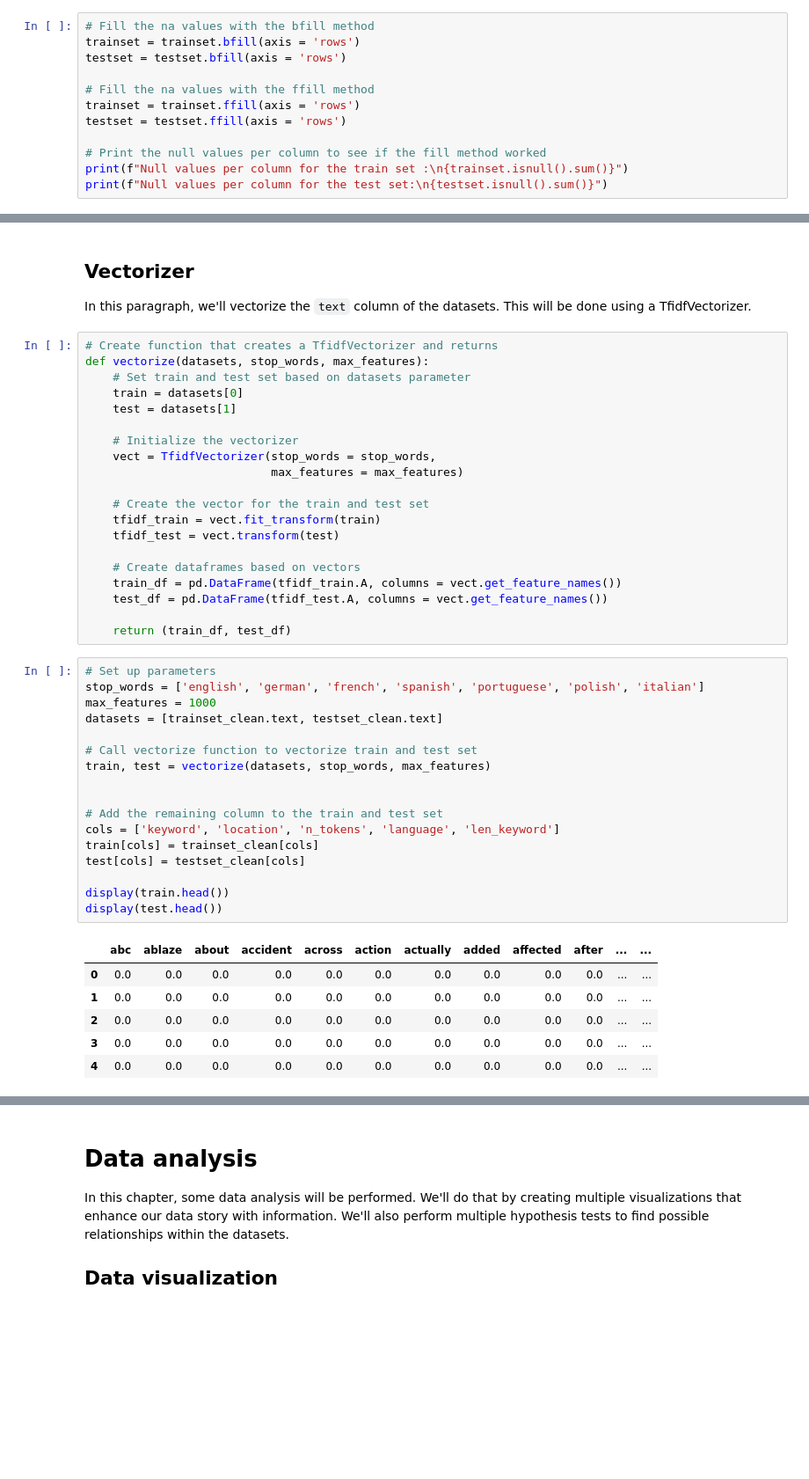
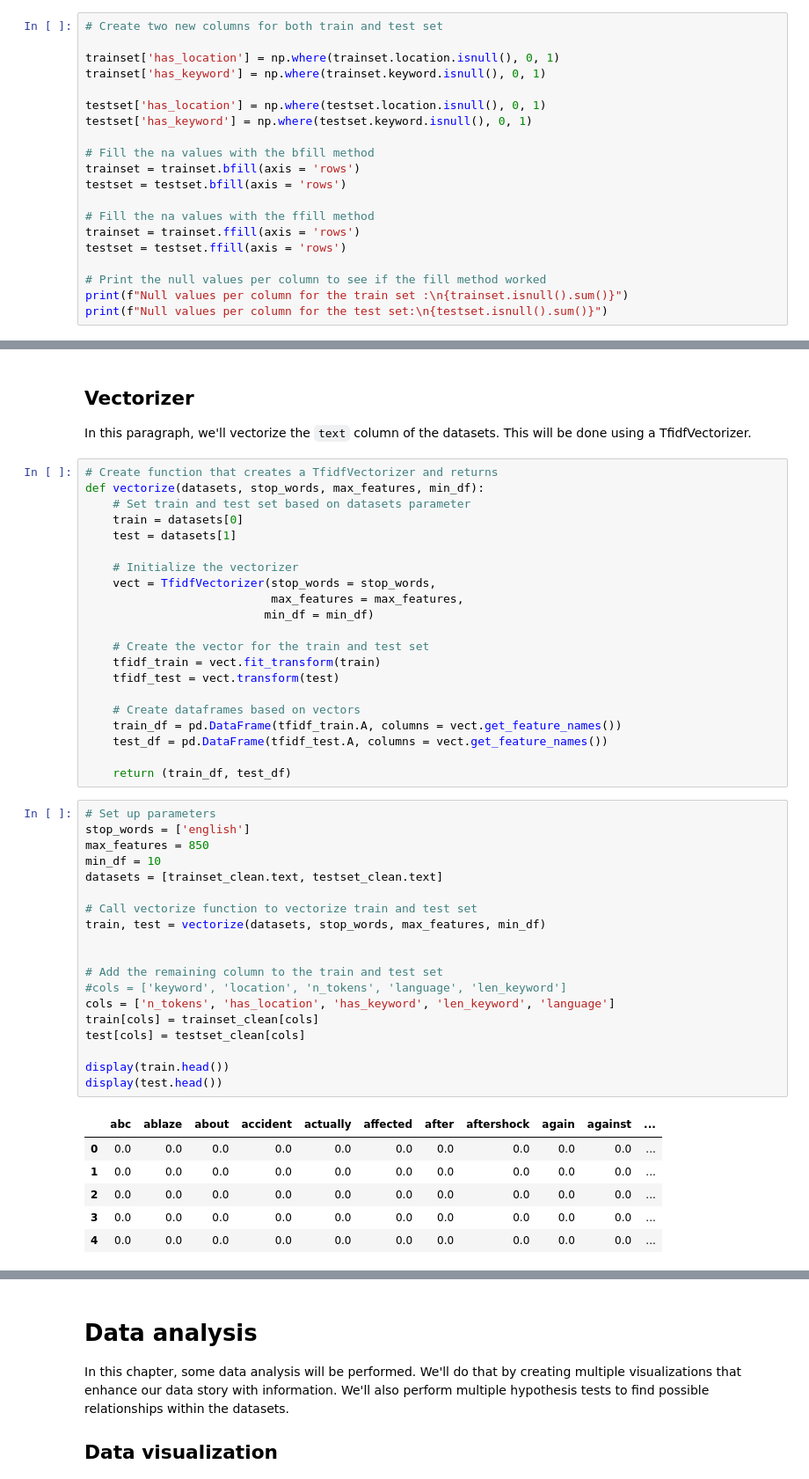
Before and after one commit to arondejong99/master-data-science, a Jupyter notebook: module-project/Module 6 - project - NLP with disaster tweets.ipynb, the cells around one changed output, grey strips where cells are left out. Shown: that part at 88% size. Saved outputs shown, nothing was run; the diff lists cells and outputs as text; blank space fills up the shorter version.

```diff
--- a/module-project/Module 6 - project - NLP with disaster tweets.ipynb
+++ b/module-project/Module 6 - project - NLP with disaster tweets.ipynb
@@ -143,4 +128,12 @@ What we see here is that for both train and test set, there are two columns with
 # %%
+# Create two new columns for both train and test set
+
+trainset['has_location'] = np.where(trainset.location.isnull(), 0, 1)
+trainset['has_keyword'] = np.where(trainset.keyword.isnull(), 0, 1)
+
+testset['has_location'] = np.where(testset.location.isnull(), 0, 1)
+testset['has_keyword'] = np.where(testset.keyword.isnull(), 0, 1)
+
 # Fill the na values with the bfill method
 trainset = trainset.bfill(axis = 'rows')
 testset = testset.bfill(axis = 'rows')
@@ -287,14 +286,15 @@ testset_clean["len_keyword"] = testset_clean.keyword.apply(lambda x: len(x))
 In this paragraph, we'll vectorize the `text` column of the datasets. This will be done using a TfidfVectorizer.
 # %%
 # Create function that creates a TfidfVectorizer and returns
-def vectorize(datasets, stop_words, max_features):
+def vectorize(datasets, stop_words, max_features, min_df):
     # Set train and test set based on datasets parameter
     train = datasets[0]
     test = datasets[1]
 
     # Initialize the vectorizer
     vect = TfidfVectorizer(stop_words = stop_words,
-                           max_features = max_features)
+                           max_features = max_features,
+                          min_df = min_df)
 
     # Create the vector for the train and test set
     tfidf_train = vect.fit_transform(train)
@@ -307,25 +307,27 @@ def vectorize(datasets, stop_words, max_features):
     return (train_df, test_df)
 # %%
 # Set up parameters
-stop_words = ['english', 'german', 'french', 'spanish', 'portuguese', 'polish', 'italian']
-max_features = 1000
+stop_words = ['english']
+max_features = 850
+min_df = 10
 datasets = [trainset_clean.text, testset_clean.text]
 
 # Call vectorize function to vectorize train and test set
-train, test = vectorize(datasets, stop_words, max_features)
+train, test = vectorize(datasets, stop_words, max_features, min_df)
 
 
 # Add the remaining column to the train and test set
-cols = ['keyword', 'location', 'n_tokens', 'language', 'len_keyword']
+#cols = ['keyword', 'location', 'n_tokens', 'language', 'len_keyword']
+cols = ['n_tokens', 'has_location', 'has_keyword', 'len_keyword', 'language']
 train[cols] = trainset_clean[cols]
 test[cols] = testset_clean[cols]
 
 display(train.head())
 display(test.head())
 # %% [output]
-|  | abc | ablaze | about | accident | across | action | actually | added | affected | after | ... | ... |
-| 0 | 0.0 | 0.0 | 0.0 | 0.0 | 0.0 | 0.0 | 0.0 | 0.0 | 0.0 | 0.0 | ... | ... |
-| 1 | 0.0 | 0.0 | 0.0 | 0.0 | 0.0 | 0.0 | 0.0 | 0.0 | 0.0 | 0.0 | ... | ... |
-| 2 | 0.0 | 0.0 | 0.0 | 0.0 | 0.0 | 0.0 | 0.0 | 0.0 | 0.0 | 0.0 | ... | ... |
-| 3 | 0.0 | 0.0 | 0.0 | 0.0 | 0.0 | 0.0 | 0.0 | 0.0 | 0.0 | 0.0 | ... | ... |
-| 4 | 0.0 | 0.0 | 0.0 | 0.0 | 0.0 | 0.0 | 0.0 | 0.0 | 0.0 | 0.0 | ... | ... |
+|  | abc | ablaze | about | accident | actually | affected | after | aftershock | again | against | ... |
+| 0 | 0.0 | 0.0 | 0.0 | 0.0 | 0.0 | 0.0 | 0.0 | 0.0 | 0.0 | 0.0 | ... |
+| 1 | 0.0 | 0.0 | 0.0 | 0.0 | 0.0 | 0.0 | 0.0 | 0.0 | 0.0 | 0.0 | ... |
+| 2 | 0.0 | 0.0 | 0.0 | 0.0 | 0.0 | 0.0 | 0.0 | 0.0 | 0.0 | 0.0 | ... |
+| 3 | 0.0 | 0.0 | 0.0 | 0.0 | 0.0 | 0.0 | 0.0 | 0.0 | 0.0 | 0.0 | ... |
+| 4 | 0.0 | 0.0 | 0.0 | 0.0 | 0.0 | 0.0 | 0.0 | 0.0 | 0.0 | 0.0 | ... |
```
Also changed, not shown: parts of 39 cells of this notebook.
